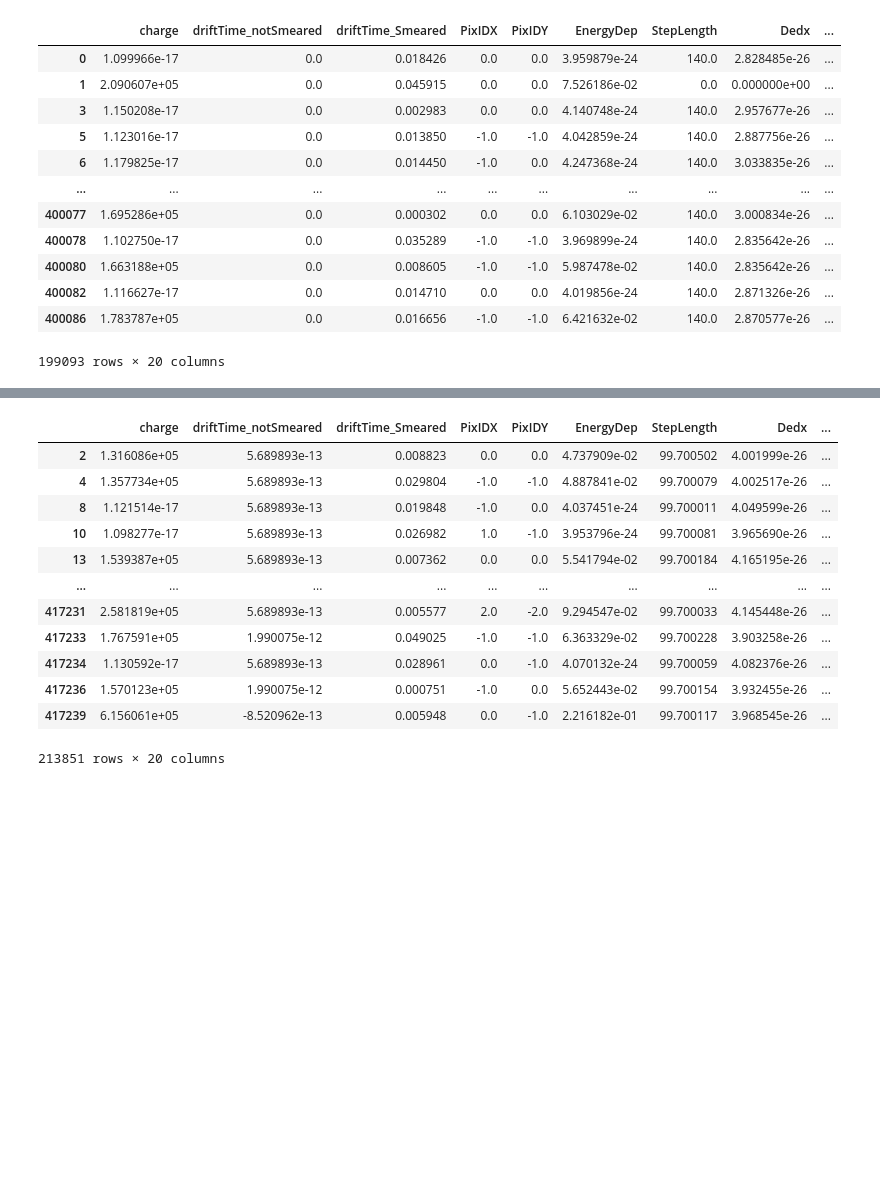
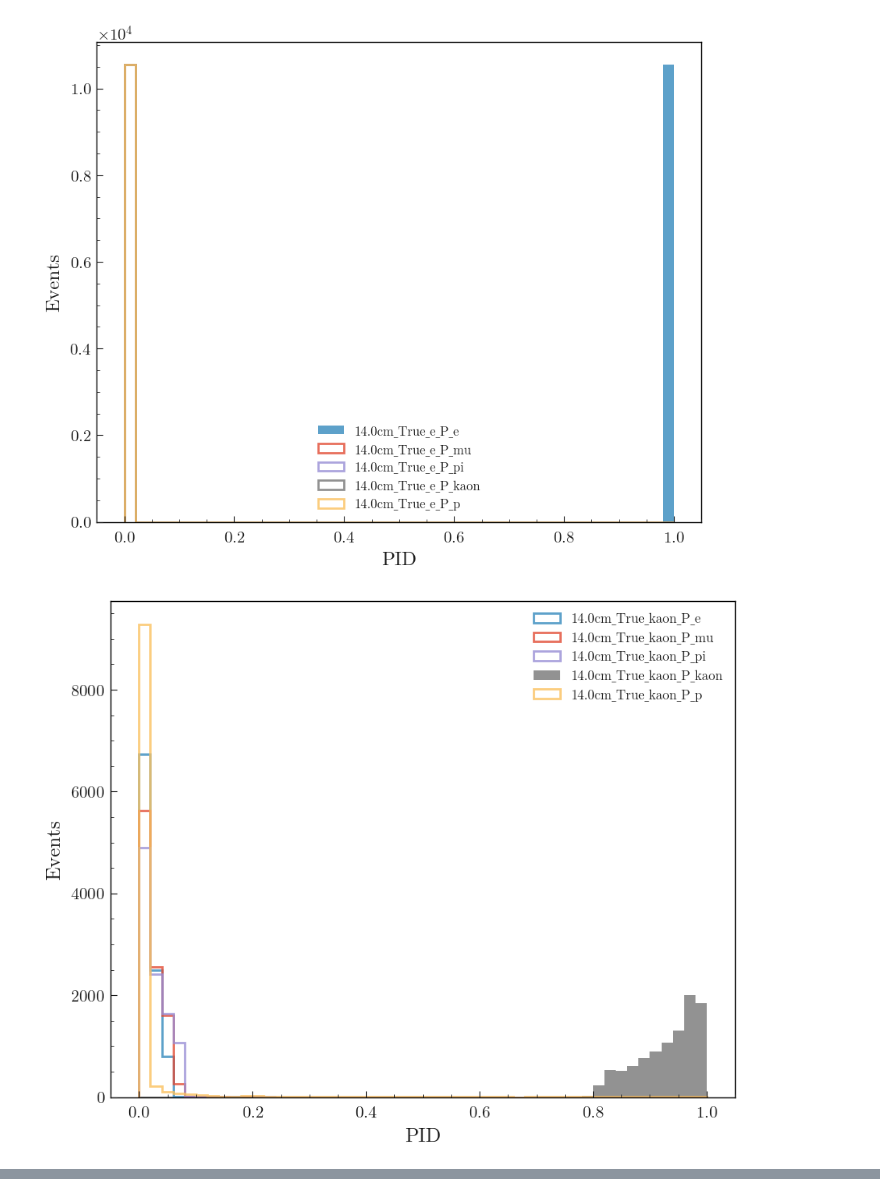
Before and after one commit to hanyubo24/G4_Inner_Timming_layer_standalone, a Jupyter notebook: Silicon/ITT_check_result.ipynb, the cells around one changed output, grey strips where cells are left out. Drawn from its saved outputs; the diff is of its cells as text; code cells hidden in the pictures; blank space fills up the shorter version.

```diff
--- a/Silicon/ITT_check_result.ipynb
+++ b/Silicon/ITT_check_result.ipynb
@@ -10,16 +37,19 @@ df_mu = Tmu.arrays(library="pd")
 # %%
-df_mu.query('layer==0')
+# check the PID
+for d in distances:
+    for p in particles:
+        plt.figure(dpi=100,figsize=(10,8))
+        for i in ['P_e','P_mu','P_pi','P_kaon','P_p']:
+            histStyle = 'step'
+            if f'_{p}' in i:
+                histStyle = 'stepfilled'
+            plt.hist(files[f'd_{d}'][f'p_{p}'].query('layer==0 and Gtime<0.7')[i],linewidth=2,histtype=histStyle,bins=50, range=(0.,1.0),
+                 label =f'{d}cm_True_{p}_{i}', alpha =0.8)
+
+        plt.legend()
+        plt.xlabel('PID')
+        plt.ylabel('Events')
+        plt.savefig(f'{fig_path}d_-{d}cm_True_{p}.pdf',bbox_inches='tight')
 # %% [output]
-|  | charge | driftTime_notSmeared | driftTime_Smeared | PixIDX | PixIDY | EnergyDep | StepLength | Dedx | ... |
-| 0 | 1.099966e-17 | 0.0 | 0.018426 | 0.0 | 0.0 | 3.959879e-24 | 140.0 | 2.828485e-26 | ... |
-| 1 | 2.090607e+05 | 0.0 | 0.045915 | 0.0 | 0.0 | 7.526186e-02 | 0.0 | 0.000000e+00 | ... |
-| 3 | 1.150208e-17 | 0.0 | 0.002983 | 0.0 | 0.0 | 4.140748e-24 | 140.0 | 2.957677e-26 | ... |
-| 5 | 1.123016e-17 | 0.0 | 0.013850 | -1.0 | -1.0 | 4.042859e-24 | 140.0 | 2.887756e-26 | ... |
-| 6 | 1.179825e-17 | 0.0 | 0.014450 | -1.0 | 0.0 | 4.247368e-24 | 140.0 | 3.033835e-26 | ... |
-| ... | ... | ... | ... | ... | ... | ... | ... | ... | ... |
-| 400077 | 1.695286e+05 | 0.0 | 0.000302 | 0.0 | 0.0 | 6.103029e-02 | 140.0 | 3.000834e-26 | ... |
-| 400078 | 1.102750e-17 | 0.0 | 0.035289 | -1.0 | -1.0 | 3.969899e-24 | 140.0 | 2.835642e-26 | ... |
-| 400080 | 1.663188e+05 | 0.0 | 0.008605 | -1.0 | -1.0 | 5.987478e-02 | 140.0 | 2.835642e-26 | ... |
-| 400082 | 1.116627e-17 | 0.0 | 0.014710 | 0.0 | 0.0 | 4.019856e-24 | 140.0 | 2.871326e-26 | ... |
-| 400086 | 1.783787e+05 | 0.0 | 0.016656 | -1.0 | -1.0 | 6.421632e-02 | 140.0 | 2.870577e-26 | ... |
-199093 rows × 20 columns
+[figure, added]
+[figure, added]
@@ -26,17 +62 @@ df_mu.query('layer==0')
-# %%
-df_mu.query('layer==1')
-# %% [output]
-|  | charge | driftTime_notSmeared | driftTime_Smeared | PixIDX | PixIDY | EnergyDep | StepLength | Dedx | ... |
-| 2 | 1.316086e+05 | 5.689893e-13 | 0.008823 | 0.0 | 0.0 | 4.737909e-02 | 99.700502 | 4.001999e-26 | ... |
-| 4 | 1.357734e+05 | 5.689893e-13 | 0.029804 | -1.0 | -1.0 | 4.887841e-02 | 99.700079 | 4.002517e-26 | ... |
-| 8 | 1.121514e-17 | 5.689893e-13 | 0.019848 | -1.0 | 0.0 | 4.037451e-24 | 99.700011 | 4.049599e-26 | ... |
-| 10 | 1.098277e-17 | 5.689893e-13 | 0.026982 | 1.0 | -1.0 | 3.953796e-24 | 99.700081 | 3.965690e-26 | ... |
-| 13 | 1.539387e+05 | 5.689893e-13 | 0.007362 | 0.0 | 0.0 | 5.541794e-02 | 99.700184 | 4.165195e-26 | ... |
-| ... | ... | ... | ... | ... | ... | ... | ... | ... | ... |
-| 417231 | 2.581819e+05 | 5.689893e-13 | 0.005577 | 2.0 | -2.0 | 9.294547e-02 | 99.700033 | 4.145448e-26 | ... |
-| 417233 | 1.767591e+05 | 1.990075e-12 | 0.049025 | -1.0 | -1.0 | 6.363329e-02 | 99.700228 | 3.903258e-26 | ... |
-| 417234 | 1.130592e-17 | 5.689893e-13 | 0.028961 | 0.0 | -1.0 | 4.070132e-24 | 99.700059 | 4.082376e-26 | ... |
-| 417236 | 1.570123e+05 | 1.990075e-12 | 0.000751 | -1.0 | 0.0 | 5.652443e-02 | 99.700154 | 3.932455e-26 | ... |
-| 417239 | 6.156061e+05 | -8.520962e-13 | 0.005948 | 0.0 | -1.0 | 2.216182e-01 | 99.700117 | 3.968545e-26 | ... |
-213851 rows × 20 columns
 # %%
```
Also changed, not shown: parts of 12 cells of this notebook, 8 other files.
